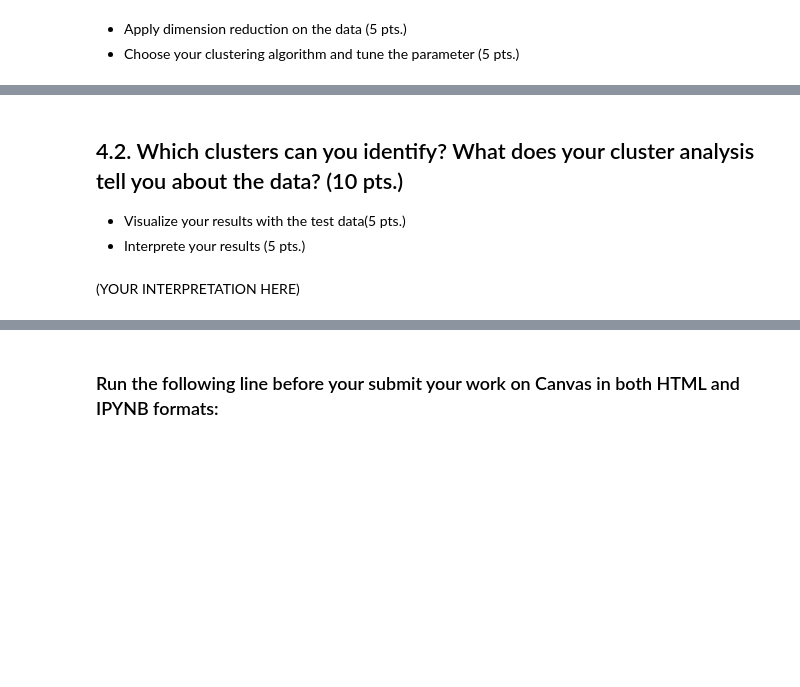
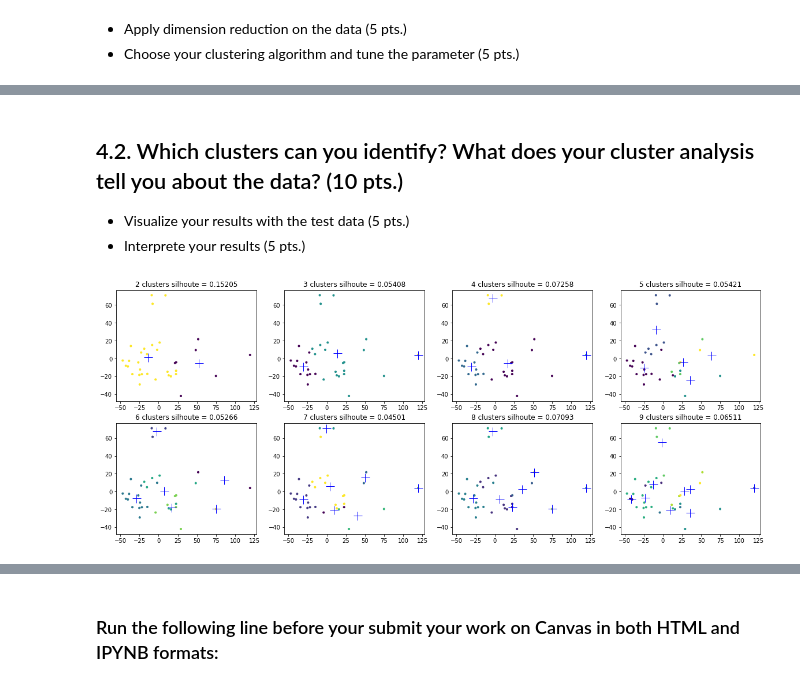
Before and after one commit to tengdann/si618, a Jupyter notebook: 618_HW8.ipynb, the cells around one changed output, grey strips where cells are left out. Cells and saved outputs as stored; diff of their text form; code cells hidden in the pictures; blank space fills up the shorter version.

```diff
--- a/618_HW8.ipynb
+++ b/618_HW8.ipynb
@@ -283,6 +332,28 @@ __(YOUR INTERPRETATION HERE)__
 # %% [markdown]
 ## 4.2. Which clusters can you identify? What does your cluster analysis tell you about the data? (10 pts.)
-- Visualize your results with the test data(5 pts.)
+- Visualize your results with the test data (5 pts.)
 - Interprete your results (5 pts.)
-# %% [markdown]
-(YOUR INTERPRETATION HERE)
+# %%
+df_test_norm = df_test.copy()
+df_test_norm.loc['39':'62'] = skp.scale(df_test_norm.loc['39':'62'].astype(np.float))
+# %%
+pca = PCA(n_components = 3).fit(df_test_norm.loc['39':'62'])
+data2d = pca.transform(df_test_norm.loc['39':'62'])
+
+plt.figure(figsize=(20, 12))
+scores, n_clusters, preds = [], [], []
+for i in range(2, 10):
+    kmean = KMeans(n_clusters = i).fit(df_test_norm.loc['39':'62'])
+    scores.append(kmean.score(df_test_norm.loc['39':'62']))
+    n_clusters.append(i)
+    pred = kmean.predict(df_test_norm.loc['39':'62'])
+    preds.append(pred)
+    plt.subplot(3, 4, i - 1)
+    plt.title(f"{i} clusters silhoute = {np.round(silhouette_score(df_test_norm.loc['39':'62'], pred), decimals = 5)}")
+    plt.scatter(data2d[:, 0], data2d[:, 1], c = pred, marker = '.')
+
+    centroids = kmean.cluster_centers_
+    centroids2d = pca.transform(centroids)
+    plt.plot(centroids2d[:, 0], centroids2d[:, 1], 'b+', markersize=15)
+# %% [output]
+[figure, added]
```
Also changed, not shown: parts of 23 cells of this notebook.
